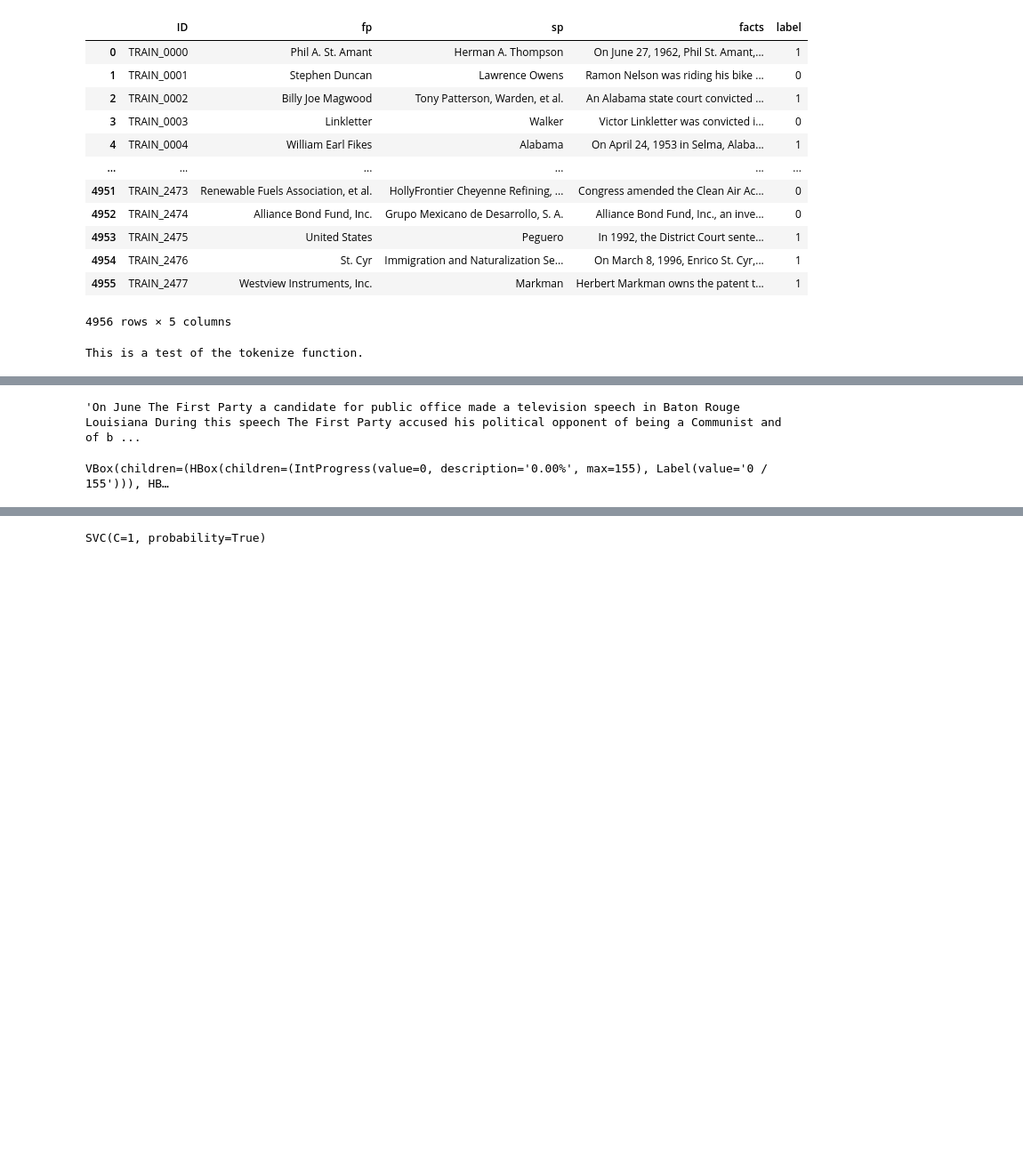
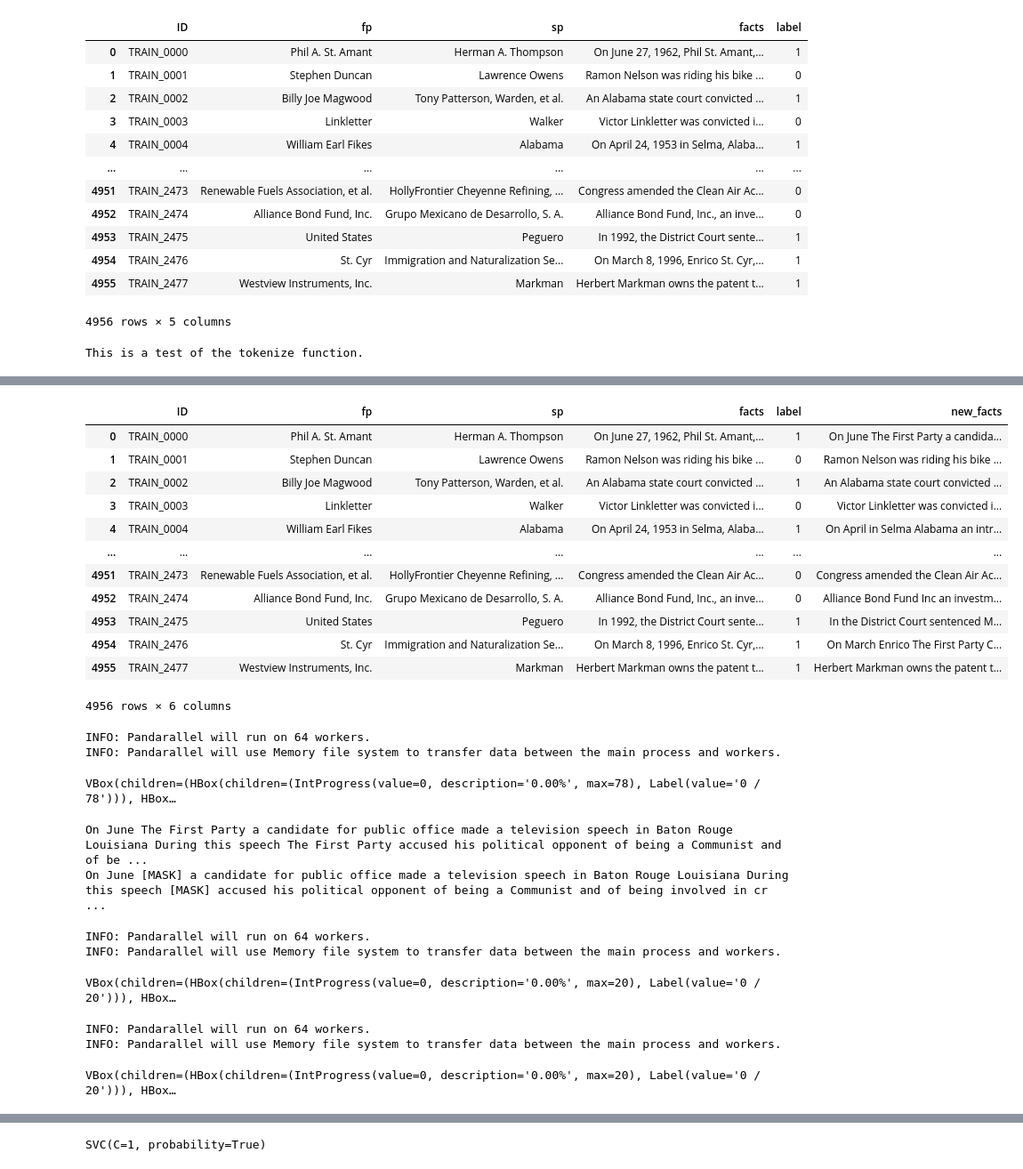
Before and after one commit to uyunho99/legal_prediction, a Jupyter notebook: anaysis/name_encodeing.ipynb, the cells around one changed output, grey strips where cells are left out. Shown at 89% size. Cells and saved outputs as stored; diff of their text form; code cells hidden in the pictures; blank space fills up the shorter version.

Commit message:
add mask function

```diff
--- a/anaysis/name_encodeing.ipynb
+++ b/anaysis/name_encodeing.ipynb
@@ -224,8 +228,43 @@ VBox(children=(HBox(children=(IntProgress(value=0, description='0.00%', max=620)
 # %%
-train_df['new_facts'][0]
+train_df
 # %% [output]
+|  | ID | fp | sp | facts | label | new_facts |
+| 0 | TRAIN_0000 | Phil A. St. Amant | Herman A. Thompson | On June 27, 1962, Phil St. Amant,... | 1 | On June The First Party a candida... |
+| 1 | TRAIN_0001 | Stephen Duncan | Lawrence Owens | Ramon Nelson was riding his bike ... | 0 | Ramon Nelson was riding his bike ... |
+| 2 | TRAIN_0002 | Billy Joe Magwood | Tony Patterson, Warden, et al. | An Alabama state court convicted ... | 1 | An Alabama state court convicted ... |
+| 3 | TRAIN_0003 | Linkletter | Walker | Victor Linkletter was convicted i... | 0 | Victor Linkletter was convicted i... |
+| 4 | TRAIN_0004 | William Earl Fikes | Alabama | On April 24, 1953 in Selma, Alaba... | 1 | On April in Selma Alabama an intr... |
+| ... | ... | ... | ... | ... | ... | ... |
+| 4951 | TRAIN_2473 | Renewable Fuels Association, et al. | HollyFrontier Cheyenne Refining, ... | Congress amended the Clean Air Ac... | 0 | Congress amended the Clean Air Ac... |
+| 4952 | TRAIN_2474 | Alliance Bond Fund, Inc. | Grupo Mexicano de Desarrollo, S. A. | Alliance Bond Fund, Inc., an inve... | 0 | Alliance Bond Fund Inc an investm... |
+| 4953 | TRAIN_2475 | United States | Peguero | In 1992, the District Court sente... | 1 | In the District Court sentenced M... |
+| 4954 | TRAIN_2476 | St. Cyr | Immigration and Naturalization Se... | On March 8, 1996, Enrico St. Cyr,... | 1 | On March Enrico The First Party C... |
+| 4955 | TRAIN_2477 | Westview Instruments, Inc. | Markman | Herbert Markman owns the patent t... | 1 | Herbert Markman owns the patent t... |
-'On June The First Party a candidate for public office made a television speech in Baton Rouge Louisiana During this speech The First Party accused his political opponent of being a Communist and of b ...
+4956 rows × 6 columns
+# %%
+pandarallel.initialize(progress_bar=True)
+train_df['masked_facts'] = train_df['new_facts'].parallel_apply(lambda x: mask_text(x, words_to_mask))
+# %% [output]
+INFO: Pandarallel will run on 64 workers.
+INFO: Pandarallel will use Memory file system to transfer data between the main process and workers.
+VBox(children=(HBox(children=(IntProgress(value=0, description='0.00%', max=78), Label(value='0 / 78'))), HBox…
+# %%
+print(train_df['new_facts'][0])
+print(train_df['masked_facts'][0])
+# %% [output]
+On June The First Party a candidate for public office made a television speech in Baton Rouge Louisiana During this speech The First Party accused his political opponent of being a Communist and of be ...
+On June [MASK] a candidate for public office made a television speech in Baton Rouge Louisiana During this speech [MASK] accused his political opponent of being a Communist and of being involved in cr ...
 # %%
+pandarallel.initialize(progress_bar=True)
 test_df['new_facts'] = test_df.parallel_apply(lambda x: inspect_token(nlp(x['facts'])), axis=1)
 # %% [output]
-VBox(children=(HBox(children=(IntProgress(value=0, description='0.00%', max=155), Label(value='0 / 155'))), HB…
+INFO: Pandarallel will run on 64 workers.
+INFO: Pandarallel will use Memory file system to transfer data between the main process and workers.
+VBox(children=(HBox(children=(IntProgress(value=0, description='0.00%', max=20), Label(value='0 / 20'))), HBox…
+# %%
+pandarallel.initialize(progress_bar=True)
+test_df['masked_facts'] = test_df['new_facts'].parallel_apply(lambda x: mask_text(x, words_to_mask))
+# %% [output]
+INFO: Pandarallel will run on 64 workers.
+INFO: Pandarallel will use Memory file system to transfer data between the main process and workers.
+VBox(children=(HBox(children=(IntProgress(value=0, description='0.00%', max=20), Label(value='0 / 20'))), HBox…
```
Also changed, not shown: parts of 12 cells of this notebook, 3 other files.
